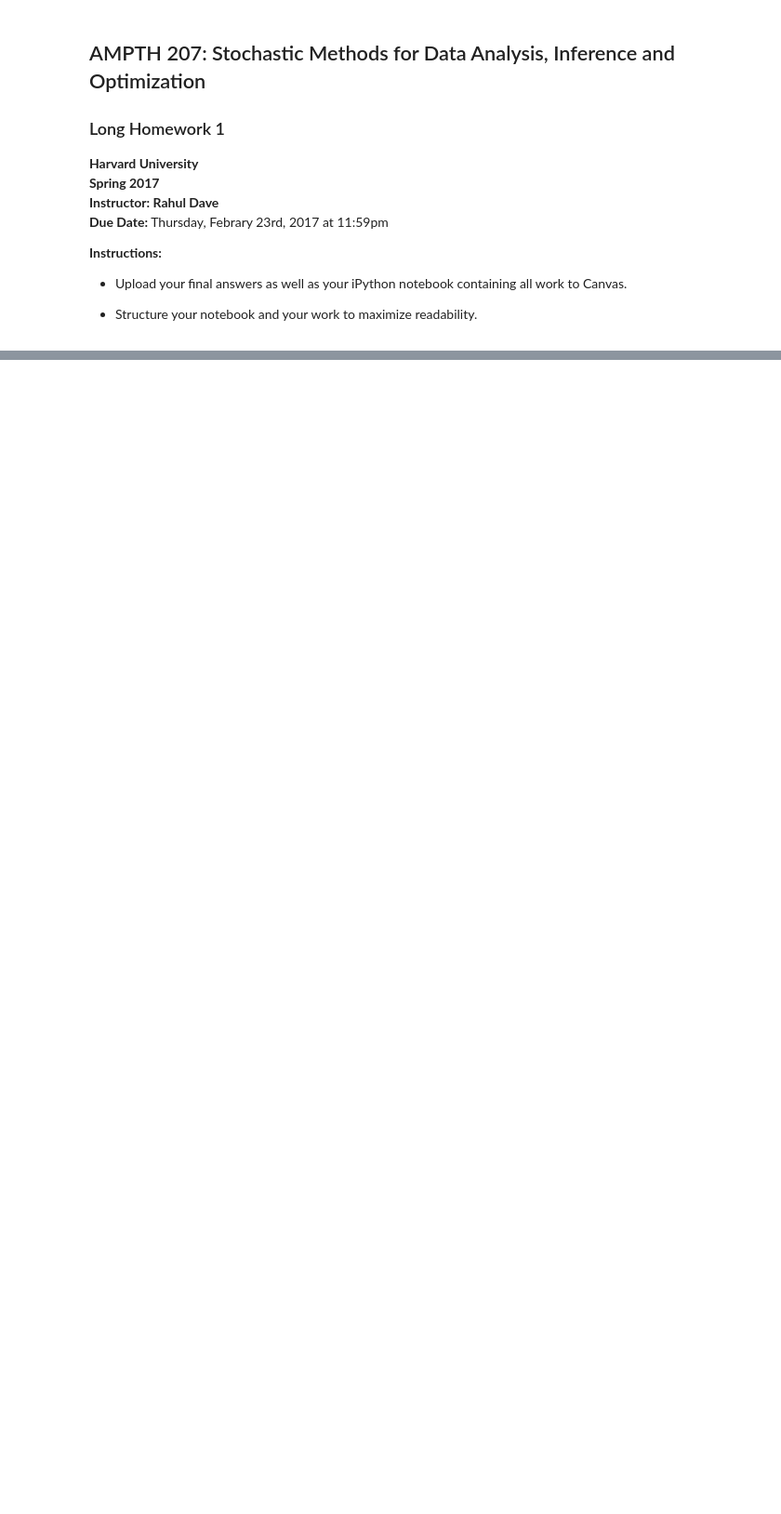
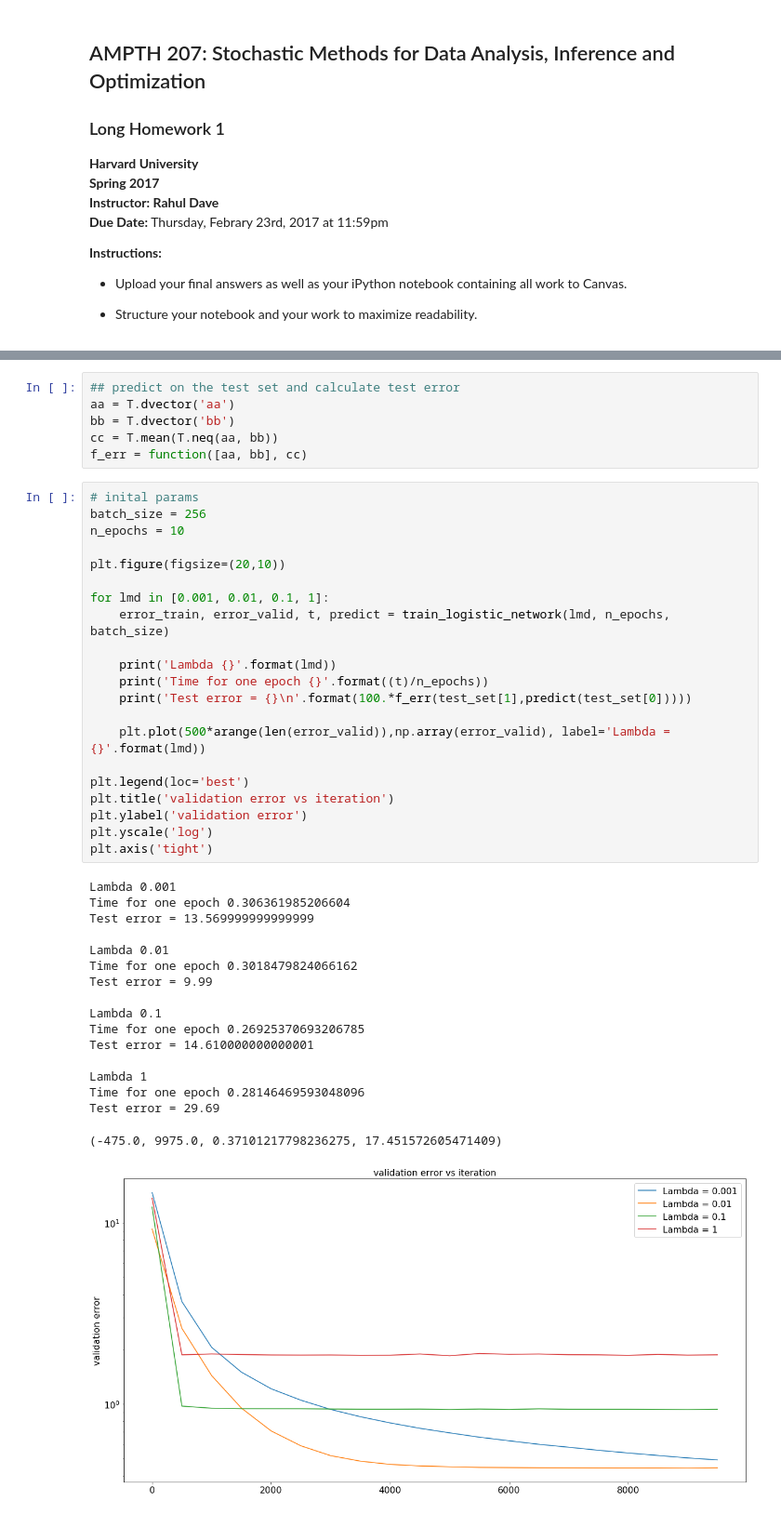
Before and after one commit to nikhilaravi/am207, a Jupyter notebook: Long_HW_1.ipynb, the cells around one changed output, grey strips where cells are left out. Shown at 93% size. Cells and saved outputs as stored; diff of their text form; blank space fills up the shorter version.

```diff
--- a/Long_HW_1.ipynb
+++ b/Long_HW_1.ipynb
@@ -71,0 +222,45 @@ with gzip.open(dataset, 'rb') as f:
+# %%
+## predict on the test set and calculate test error
+aa = T.dvector('aa')
+bb = T.dvector('bb')
+cc = T.mean(T.neq(aa, bb))
+f_err = function([aa, bb], cc)
+# %%
+# inital params
+batch_size = 256
+n_epochs = 10
+
+plt.figure(figsize=(20,10))
+
+for lmd in [0.001, 0.01, 0.1, 1]:
+    error_train, error_valid, t, predict = train_logistic_network(lmd, n_epochs, batch_size)
+
+    print('Lambda {}'.format(lmd))
+    print('Time for one epoch {}'.format((t)/n_epochs))
+    print('Test error = {}\n'.format(100.*f_err(test_set[1],predict(test_set[0]))))
+
+    plt.plot(500*arange(len(error_valid)),np.array(error_valid), label='Lambda = {}'.format(lmd))
+
+plt.legend(loc='best')
+plt.title('validation error vs iteration')
+plt.ylabel('validation error')
+plt.yscale('log')
+plt.axis('tight')
+# %% [output]
+Lambda 0.001
+Time for one epoch 0.306361985206604
+Test error = 13.569999999999999
+
+Lambda 0.01
+Time for one epoch 0.3018479824066162
+Test error = 9.99
+
+Lambda 0.1
+Time for one epoch 0.26925370693206785
+Test error = 14.610000000000001
+
+Lambda 1
+Time for one epoch 0.28146469593048096
+Test error = 29.69
+(-475.0, 9975.0, 0.37101217798236275, 17.451572605471409)
+[figure, added]
```
Also changed, not shown: parts of 22 cells of this notebook, 3 other files.
